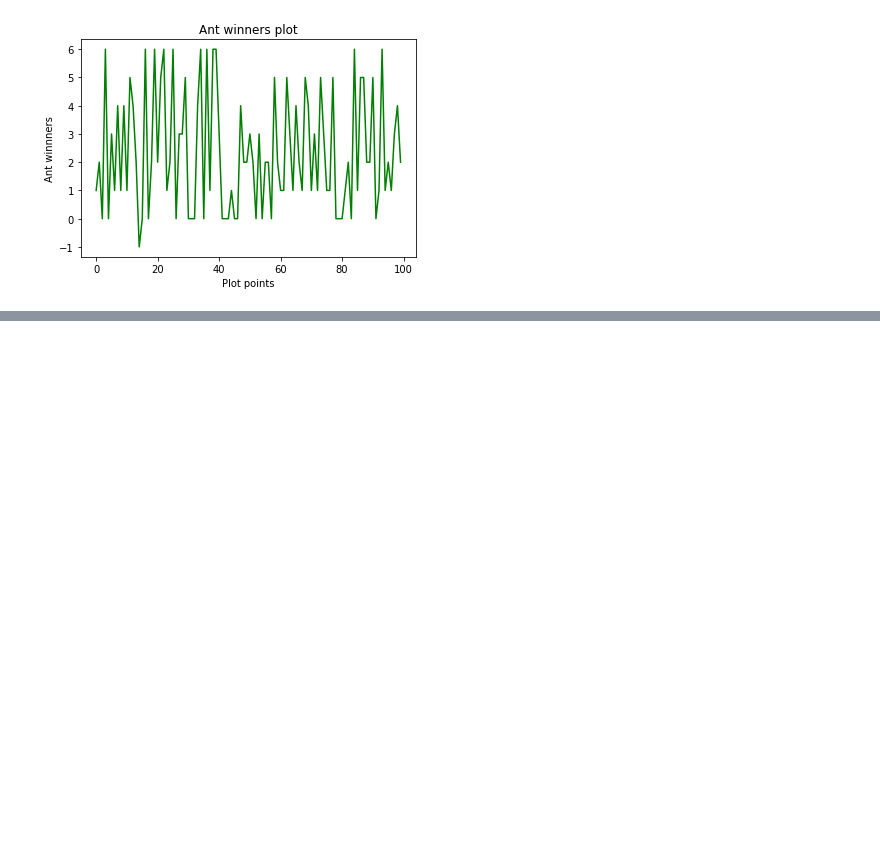
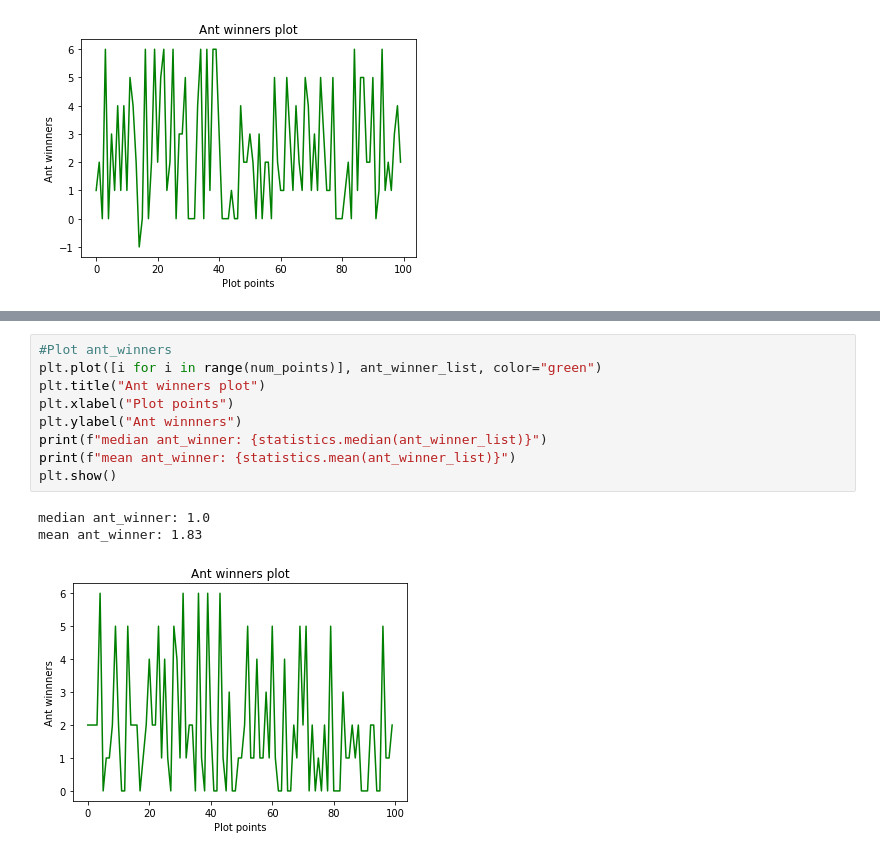
Before and after one commit to Anirudh181001/ACO_Hypercube, a Jupyter notebook: ACO_Python/hypercube_stats.ipynb, the cells around one changed output, grey strips where cells are left out. Cells and saved outputs as stored; diff of their text form; blank space fills up the shorter version.

```diff
--- a/ACO_Python/hypercube_stats.ipynb
+++ b/ACO_Python/hypercube_stats.ipynb
@@ -59,0 +122,13 @@ mean ant_winner: 2.36
+# %%
+#Plot ant_winners
+plt.plot([i for i in range(num_points)], ant_winner_list, color="green")
+plt.title("Ant winners plot")
+plt.xlabel("Plot points")
+plt.ylabel("Ant winnners")
+print(f"median ant_winner: {statistics.median(ant_winner_list)}")
+print(f"mean ant_winner: {statistics.mean(ant_winner_list)}")
+plt.show()
+# %% [output]
+median ant_winner: 1.0
+mean ant_winner: 1.83
+[figure, added]
```
Also changed, not shown: parts of 4 cells of this notebook, 5 other files.
